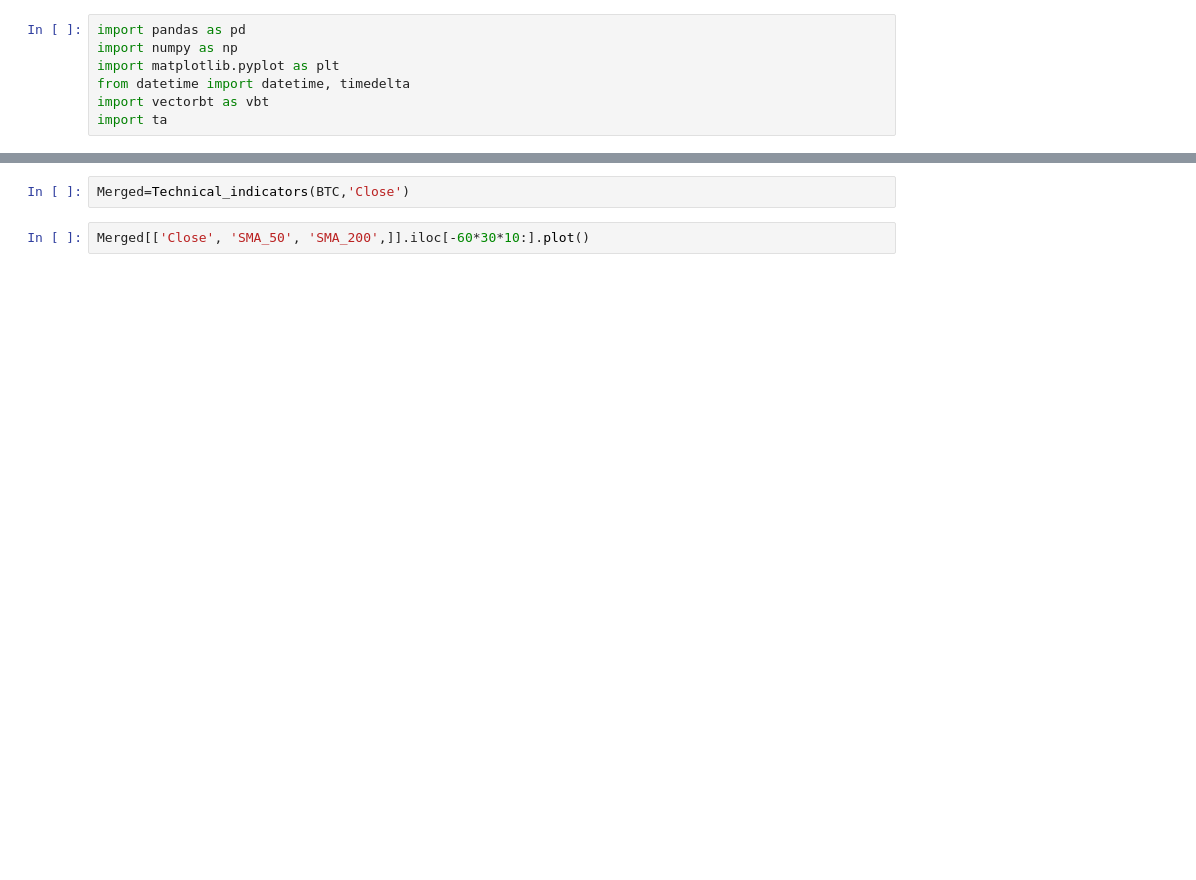
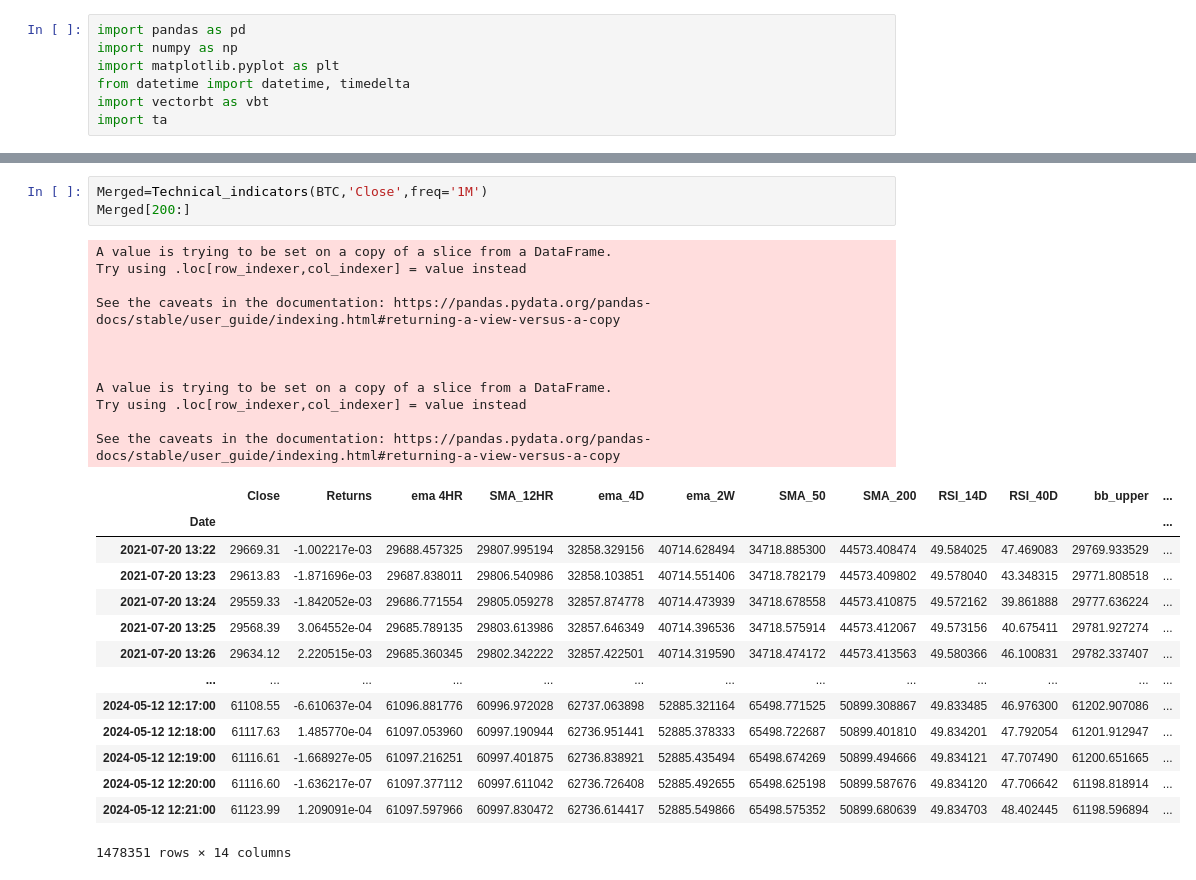
Before and after one commit to Dante-of-Chess/Trading_Strategies, a Jupyter notebook: Momentum Reversion.ipynb, the cells around one changed output, grey strips where cells are left out. Drawn from its saved outputs; the diff is of its cells as text; blank space fills up the shorter version.

```diff
--- a/Momentum Reversion.ipynb
+++ b/Momentum Reversion.ipynb
@@ -26,5 +77,30 @@ def Technical_indicators(Merged,target):
     return Merged
 # %%
-Merged=Technical_indicators(BTC,'Close')
+Merged=Technical_indicators(BTC,'Close',freq='1M')
+Merged[200:]
+# %% [output]
+A value is trying to be set on a copy of a slice from a DataFrame.
+Try using .loc[row_indexer,col_indexer] = value instead
+
+See the caveats in the documentation: https://pandas.pydata.org/pandas-docs/stable/user_guide/indexing.html#returning-a-view-versus-a-copy
+
+
+
+A value is trying to be set on a copy of a slice from a DataFrame.
+Try using .loc[row_indexer,col_indexer] = value instead
+
+See the caveats in the documentation: https://pandas.pydata.org/pandas-docs/stable/user_guide/indexing.html#returning-a-view-versus-a-copy
+|  | Close | Returns | ema 4HR | SMA_12HR | ema_4D | ema_2W | SMA_50 | SMA_200 | RSI_14D | RSI_40D | bb_upper | ... |
+| Date |  |  |  |  |  |  |  |  |  |  |  | ... |
+| 2021-07-20 13:22 | 29669.31 | -1.002217e-03 | 29688.457325 | 29807.995194 | 32858.329156 | 40714.628494 | 34718.885300 | 44573.408474 | 49.584025 | 47.469083 | 29769.933529 | ... |
+| 2021-07-20 13:23 | 29613.83 | -1.871696e-03 | 29687.838011 | 29806.540986 | 32858.103851 | 40714.551406 | 34718.782179 | 44573.409802 | 49.578040 | 43.348315 | 29771.808518 | ... |
+| 2021-07-20 13:24 | 29559.33 | -1.842052e-03 | 29686.771554 | 29805.059278 | 32857.874778 | 40714.473939 | 34718.678558 | 44573.410875 | 49.572162 | 39.861888 | 29777.636224 | ... |
+| 2021-07-20 13:25 | 29568.39 | 3.064552e-04 | 29685.789135 | 29803.613986 | 32857.646349 | 40714.396536 | 34718.575914 | 44573.412067 | 49.573156 | 40.675411 | 29781.927274 | ... |
+| 2021-07-20 13:26 | 29634.12 | 2.220515e-03 | 29685.360345 | 29802.342222 | 32857.422501 | 40714.319590 | 34718.474172 | 44573.413563 | 49.580366 | 46.100831 | 29782.337407 | ... |
+| ... | ... | ... | ... | ... | ... | ... | ... | ... | ... | ... | ... | ... |
+| 2024-05-12 12:17:00 | 61108.55 | -6.610637e-04 | 61096.881776 | 60996.972028 | 62737.063898 | 52885.321164 | 65498.771525 | 50899.308867 | 49.833485 | 46.976300 | 61202.907086 | ... |
+| 2024-05-12 12:18:00 | 61117.63 | 1.485770e-04 | 61097.053960 | 60997.190944 | 62736.951441 | 52885.378333 | 65498.722687 | 50899.401810 | 49.834201 | 47.792054 | 61201.912947 | ... |
+| 2024-05-12 12:19:00 | 61116.61 | -1.668927e-05 | 61097.216251 | 60997.401875 | 62736.838921 | 52885.435494 | 65498.674269 | 50899.494666 | 49.834121 | 47.707490 | 61200.651665 | ... |
+| 2024-05-12 12:20:00 | 61116.60 | -1.636217e-07 | 61097.377112 | 60997.611042 | 62736.726408 | 52885.492655 | 65498.625198 | 50899.587676 | 49.834120 | 47.706642 | 61198.818914 | ... |
+| 2024-05-12 12:21:00 | 61123.99 | 1.209091e-04 | 61097.597966 | 60997.830472 | 62736.614417 | 52885.549866 | 65498.575352 | 50899.680639 | 49.834703 | 48.402445 | 61198.596894 | ... |
+1478351 rows × 14 columns
-# %%
-Merged[['Close', 'SMA_50', 'SMA_200',]].iloc[-60*30*10:].plot()
```
Also changed, not shown: parts of 12 cells of this notebook, 2 other files.
